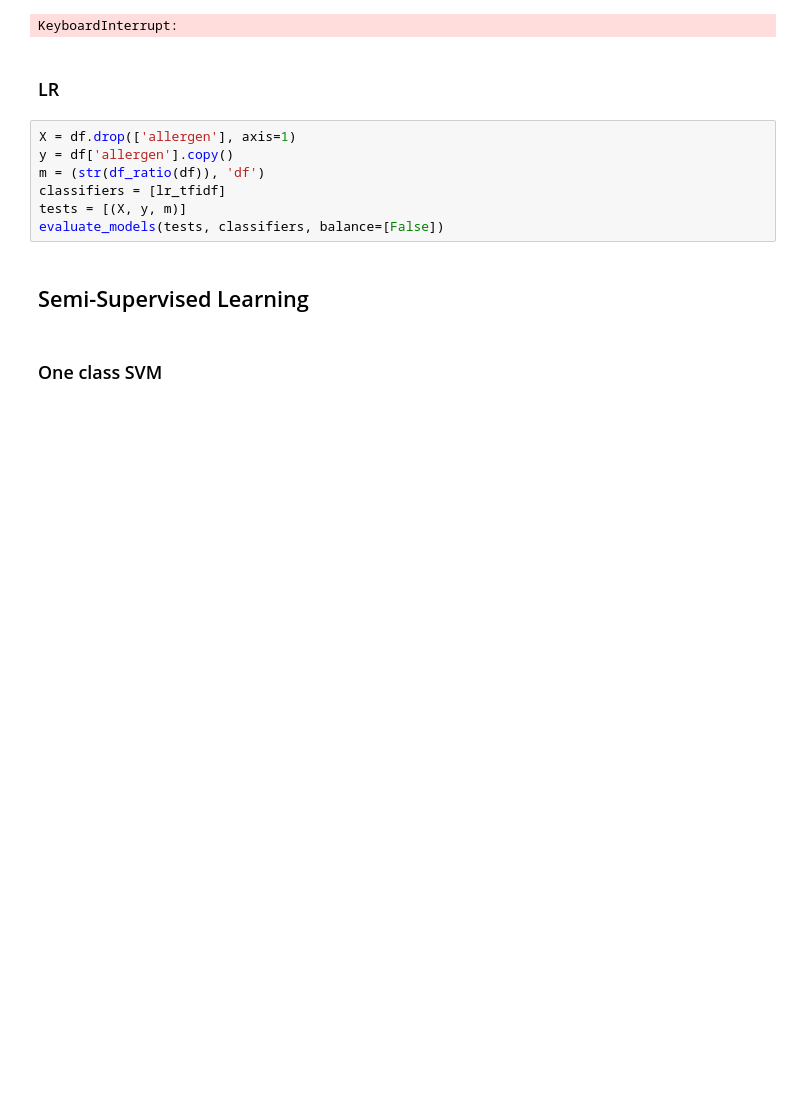
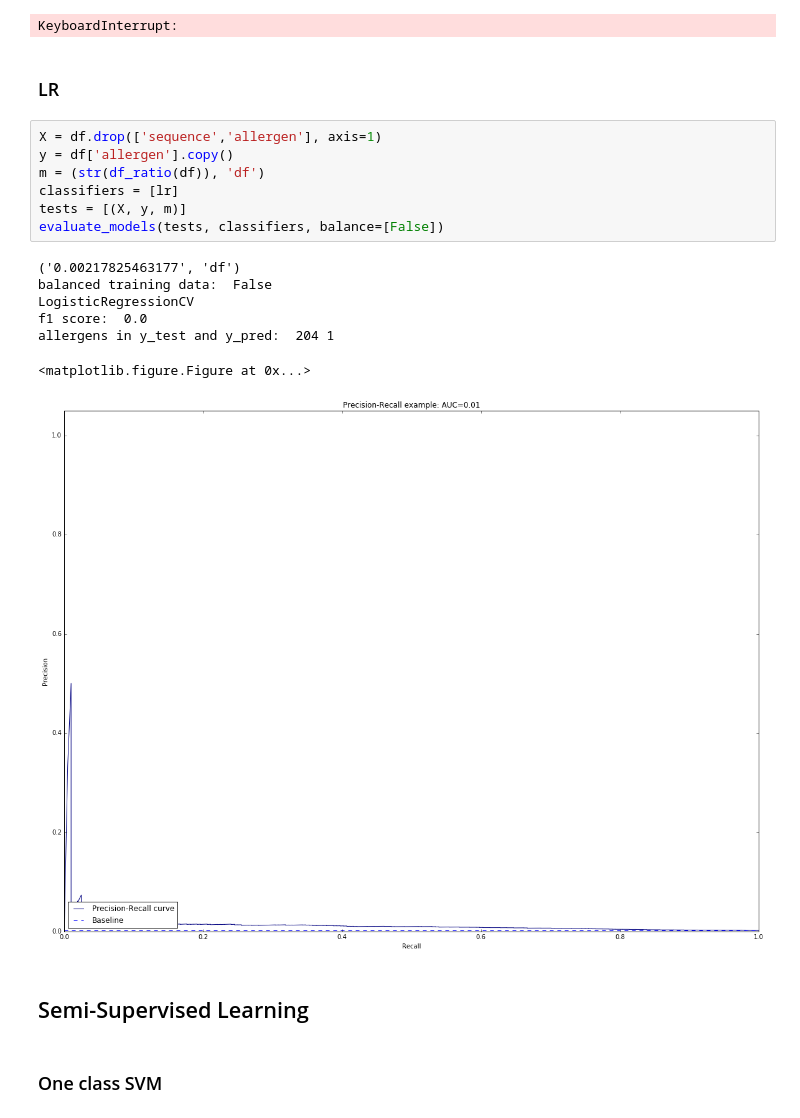
Before and after one commit to JaredJacobsen/capstone_project, a Jupyter notebook: allergen_modelling.ipynb, the cells around one changed output. Cells and saved outputs as stored; diff of their text form; blank space fills up the shorter version.

```diff
--- a/allergen_modelling.ipynb
+++ b/allergen_modelling.ipynb
@@ -366,12 +376,20 @@ KeyboardInterrupt:
 # %% [markdown]
 ### LR
 # %%
-X = df.drop(['allergen'], axis=1)
+X = df.drop(['sequence','allergen'], axis=1)
 y = df['allergen'].copy()
 m = (str(df_ratio(df)), 'df')
-classifiers = [lr_tfidf]
+classifiers = [lr]
 tests = [(X, y, m)]
 evaluate_models(tests, classifiers, balance=[False])
+# %% [output]
+('0.00217825463177', 'df')
+balanced training data:  False
+LogisticRegressionCV
+f1 score:  0.0
+allergens in y_test and y_pred:  204 1
+<matplotlib.figure.Figure at 0x...>
+[figure, added]
 # %% [markdown]
 ## Semi-Supervised Learning
 # %% [markdown]
```
Also changed, not shown: parts of 22 cells of this notebook, 15 other files.
